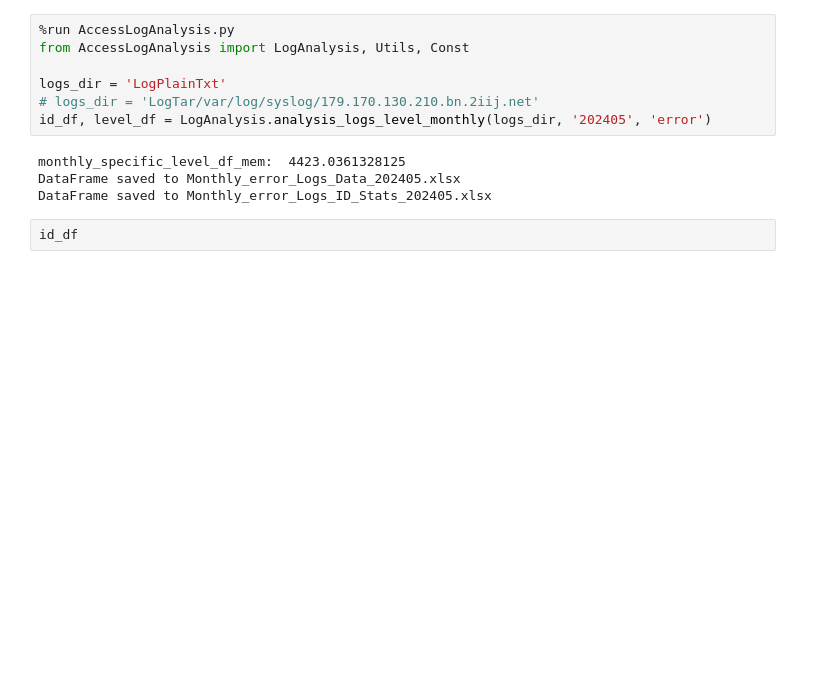
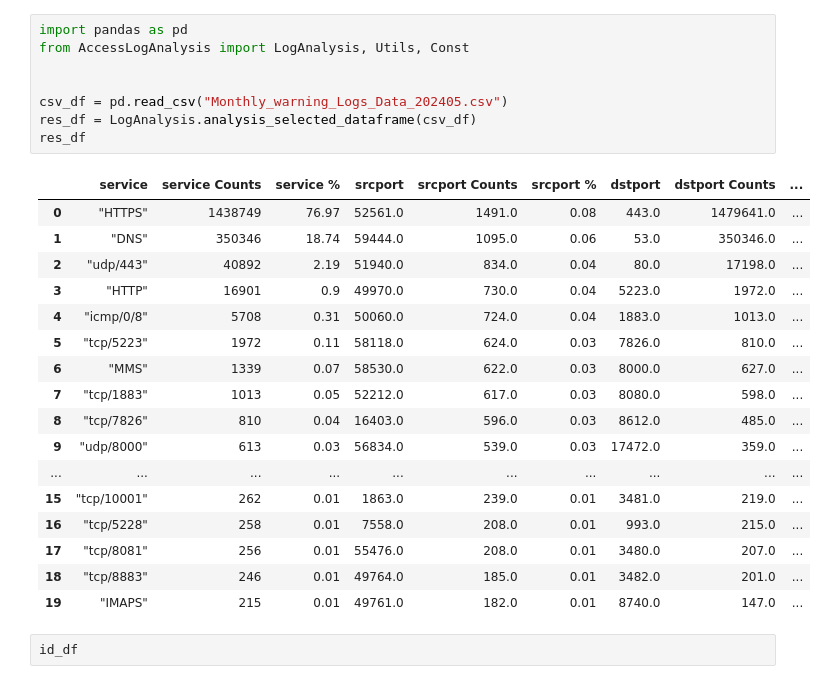
Before and after one commit to ColinsGitCode/PythonTools, a Jupyter notebook: test.ipynb, the cells around one changed output. Cells and saved outputs as stored; diff of their text form; blank space fills up the shorter version.

```diff
--- a/test.ipynb
+++ b/test.ipynb
@@ -1,14 +1,29 @@
 # %%
-%run AccessLogAnalysis.py
+import pandas as pd
 from AccessLogAnalysis import LogAnalysis, Utils, Const
 
-logs_dir = 'LogPlainTxt'
-# logs_dir = 'LogTar/var/log/syslog/179.170.130.210.bn.2iij.net'
-id_df, level_df = LogAnalysis.analysis_logs_level_monthly(logs_dir, '202405', 'error')
+
+csv_df = pd.read_csv("Monthly_warning_Logs_Data_202405.csv")
+res_df = LogAnalysis.analysis_selected_dataframe(csv_df)
+res_df
 # %% [output]
-monthly_specific_level_df_mem:  4423.0361328125
-DataFrame saved to Monthly_error_Logs_Data_202405.xlsx
-DataFrame saved to Monthly_error_Logs_ID_Stats_202405.xlsx
+|  | service | service Counts | service % | srcport | srcport Counts | srcport % | dstport | dstport Counts | ... |
+| 0 | "HTTPS" | 1438749 | 76.97 | 52561.0 | 1491.0 | 0.08 | 443.0 | 1479641.0 | ... |
+| 1 | "DNS" | 350346 | 18.74 | 59444.0 | 1095.0 | 0.06 | 53.0 | 350346.0 | ... |
+| 2 | "udp/443" | 40892 | 2.19 | 51940.0 | 834.0 | 0.04 | 80.0 | 17198.0 | ... |
+| 3 | "HTTP" | 16901 | 0.9 | 49970.0 | 730.0 | 0.04 | 5223.0 | 1972.0 | ... |
+| 4 | "icmp/0/8" | 5708 | 0.31 | 50060.0 | 724.0 | 0.04 | 1883.0 | 1013.0 | ... |
+| 5 | "tcp/5223" | 1972 | 0.11 | 58118.0 | 624.0 | 0.03 | 7826.0 | 810.0 | ... |
+| 6 | "MMS" | 1339 | 0.07 | 58530.0 | 622.0 | 0.03 | 8000.0 | 627.0 | ... |
+| 7 | "tcp/1883" | 1013 | 0.05 | 52212.0 | 617.0 | 0.03 | 8080.0 | 598.0 | ... |
+| 8 | "tcp/7826" | 810 | 0.04 | 16403.0 | 596.0 | 0.03 | 8612.0 | 485.0 | ... |
+| 9 | "udp/8000" | 613 | 0.03 | 56834.0 | 539.0 | 0.03 | 17472.0 | 359.0 | ... |
+| ... | ... | ... | ... | ... | ... | ... | ... | ... | ... |
+| 15 | "tcp/10001" | 262 | 0.01 | 1863.0 | 239.0 | 0.01 | 3481.0 | 219.0 | ... |
+| 16 | "tcp/5228" | 258 | 0.01 | 7558.0 | 208.0 | 0.01 | 993.0 | 215.0 | ... |
+| 17 | "tcp/8081" | 256 | 0.01 | 55476.0 | 208.0 | 0.01 | 3480.0 | 207.0 | ... |
+| 18 | "tcp/8883" | 246 | 0.01 | 49764.0 | 185.0 | 0.01 | 3482.0 | 201.0 | ... |
+| 19 | "IMAPS" | 215 | 0.01 | 49761.0 | 182.0 | 0.01 | 8740.0 | 147.0 | ... |
 # %%
 id_df
 # %% [output]
```
Also changed, not shown: 1 other file.
